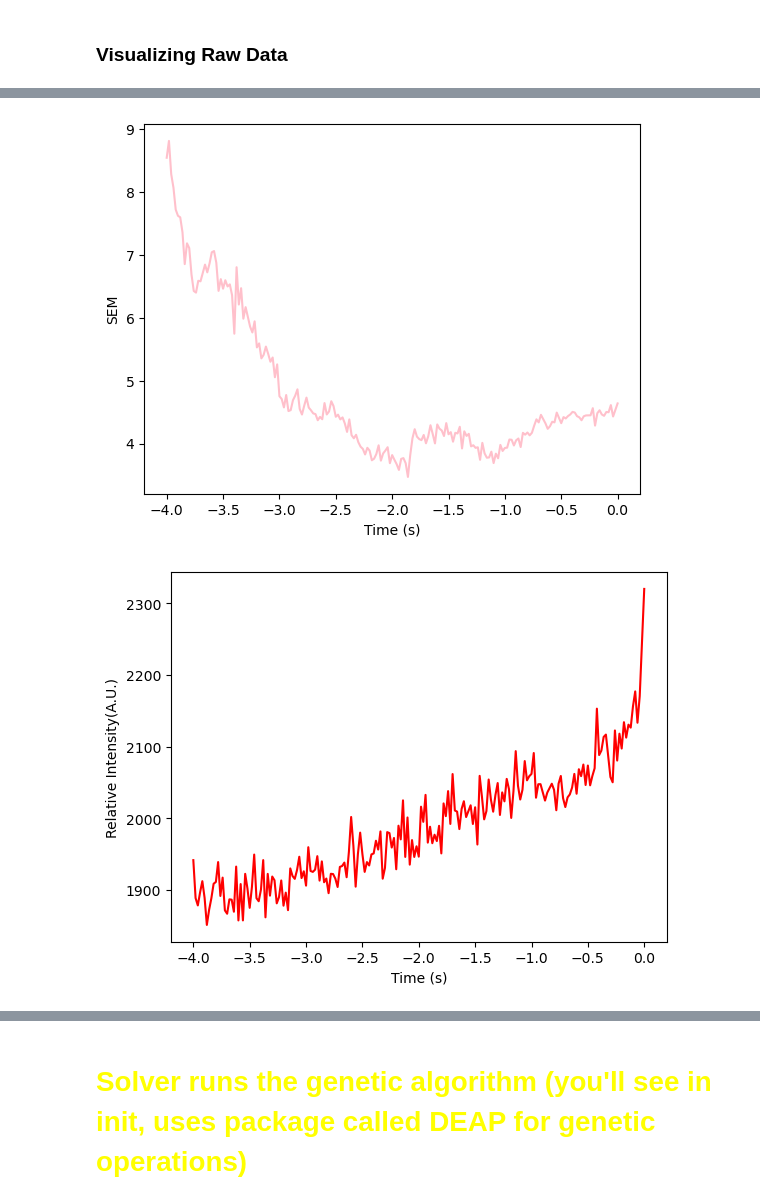
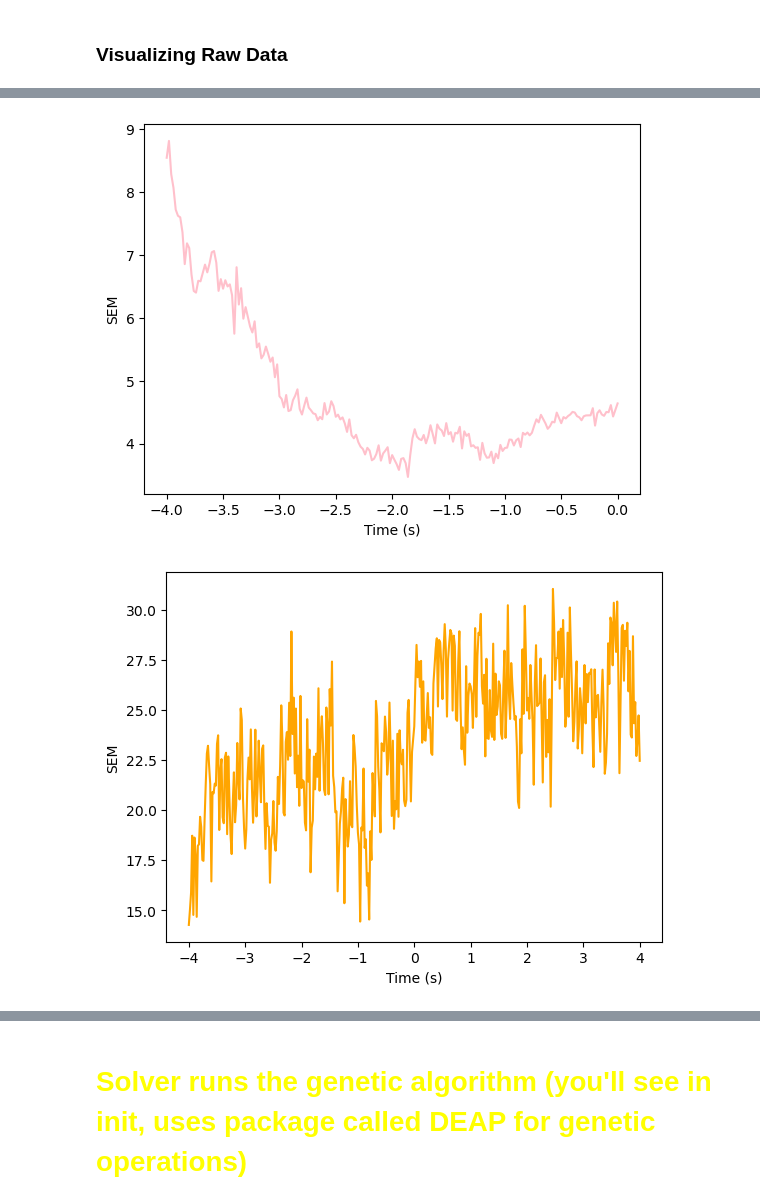
Before and after one commit to lanceman999/dynamin_model, a Jupyter notebook: PythonCode/dynamin1AB_opt_fullKinetics.ipynb, the cells around one changed output, grey strips where cells are left out. Saved outputs shown, nothing was run; the diff lists cells and outputs as text; code cells hidden in the pictures.

```diff
--- a/PythonCode/dynamin1AB_opt_fullKinetics.ipynb
+++ b/PythonCode/dynamin1AB_opt_fullKinetics.ipynb
@@ -33,44 +33,48 @@ DATA = pd.read_table("/Users/cmdb/Desktop/JOHNSON_rotation/dynamin_model/PythonC
 x = DATA['time']
 y = DATA['expInt']
 y_WHAT = DATA['expSEM']
 
 
 plt.plot(x, y, color = 'purple')
 
 plt.xlabel("Time (s)")
 plt.ylabel("Relative Intensity(A.U.)")
 plt.show()
 
 plt.plot(x, y_WHAT, color = 'pink')
 
 plt.xlabel("Time (s)")
 plt.ylabel("SEM")
 plt.show()
 
 DATA_new = pd.read_table("/Users/cmdb/Desktop/JOHNSON_rotation/dynamin_model/PythonCode/RAWDATA/Dynamin1AB_kinetics_RawData.csv", header=None,sep=',',names=['time','expInt', 'expSEM'])
 DATA_new_filtered = DATA_new[(DATA_new['time'] >= -4.00) & (DATA_new['time'] <= 0)]
 
 #print(DATA_new_filtered[0:5])
 
-x_new = DATA_new_filtered['time']
-y_new = DATA_new_filtered['expInt']
+y_SEM= DATA_4to4['expSEM']
 
-
-plt.plot(x_new, y_new, color = 'red')
-
-plt.xlabel("Time (s)")
-plt.ylabel("Relative Intensity(A.U.)")
-plt.show()
-
-
-y_SEM= DATA_new_filtered['expSEM']
-
-plt.plot(x_new, y_SEM, color = 'green')
+plt.plot(x_new, y_SEM, color = 'orange')
 
 plt.xlabel("Time (s)")
 plt.ylabel("SEM")
 plt.show()
+
+
+DATA_4to4 = DATA_new[(DATA_new['time'] >= -4.00) & (DATA_new['time'] <= 4)]
+
+x_new = DATA_4to4['time']
+y_new = DATA_4to4['expInt']
+
+
+plt.plot(x_new, y_new, color = 'green')
+
+plt.xlabel("Time (s)")
+plt.ylabel("Relative Intensity(A.U.)")
+plt.title("Dynamin Asembly and Disassembly During Endocytosis")
+#plt.savefig('dynamin_raw_fluorescence.png', dpi=900)
+plt.show()
 # %% [output]
 [figure]
 [figure]
-[figure, old version]
+[figure, new version]
```
Also changed, not shown: parts of 6 cells of this notebook.
